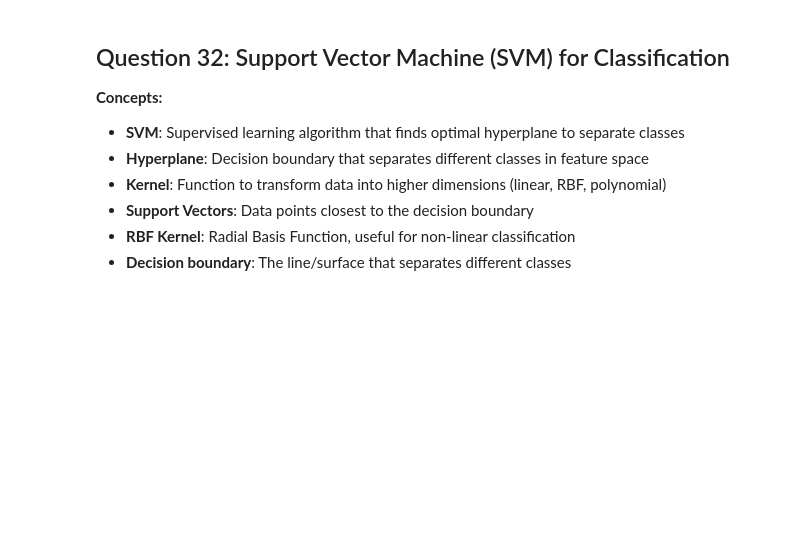
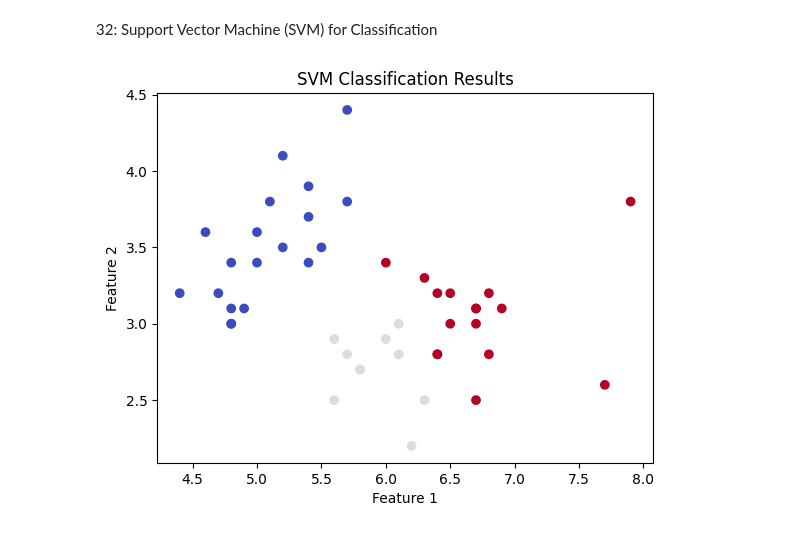
Before and after one commit to JagadeeswarJ/mds, a Jupyter notebook: set-8.ipynb, the cells around one changed output. Cells and saved outputs as stored; diff of their text form; code cells hidden in the pictures; blank space fills up the shorter version.

```diff
--- a/set-8.ipynb
+++ b/set-8.ipynb
@@ -84,34 +86,28 @@ plt.show()
 # %% [markdown]
-## Question 32: Support Vector Machine (SVM) for Classification
-
-**Concepts:**
-- **SVM**: Supervised learning algorithm that finds optimal hyperplane to separate classes
-- **Hyperplane**: Decision boundary that separates different classes in feature space
-- **Kernel**: Function to transform data into higher dimensions (linear, RBF, polynomial)
-- **Support Vectors**: Data points closest to the decision boundary
-- **RBF Kernel**: Radial Basis Function, useful for non-linear classification
-- **Decision boundary**: The line/surface that separates different classes
+ 32: Support Vector Machine (SVM) for Classification
 # %%
-from sklearn import datasets
+from sklearn.datasets import load_iris
 from sklearn.model_selection import train_test_split
 from sklearn.svm import SVC
 import matplotlib.pyplot as plt
 
 # Load dataset
-iris = datasets.load_iris()
+iris = load_iris()
 X = iris.data[:, :2]  # first two features
 y = iris.target
 
 # Train/test split
 X_train, X_test, y_train, y_test = train_test_split(X, y, test_size=0.3, random_state=42)
 
 # Train SVM model
 model = SVC(kernel='linear')
 model.fit(X_train, y_train)
 
 # Visualize predictions
 plt.scatter(X_test[:, 0], X_test[:, 1], c=model.predict(X_test), cmap='coolwarm')
 plt.title('SVM Classification Results')
 plt.xlabel('Feature 1')
 plt.ylabel('Feature 2')
 plt.show()
+# %% [output]
+[figure, added]
```
Also changed, not shown: parts of 7 cells of this notebook, 1 other file.
